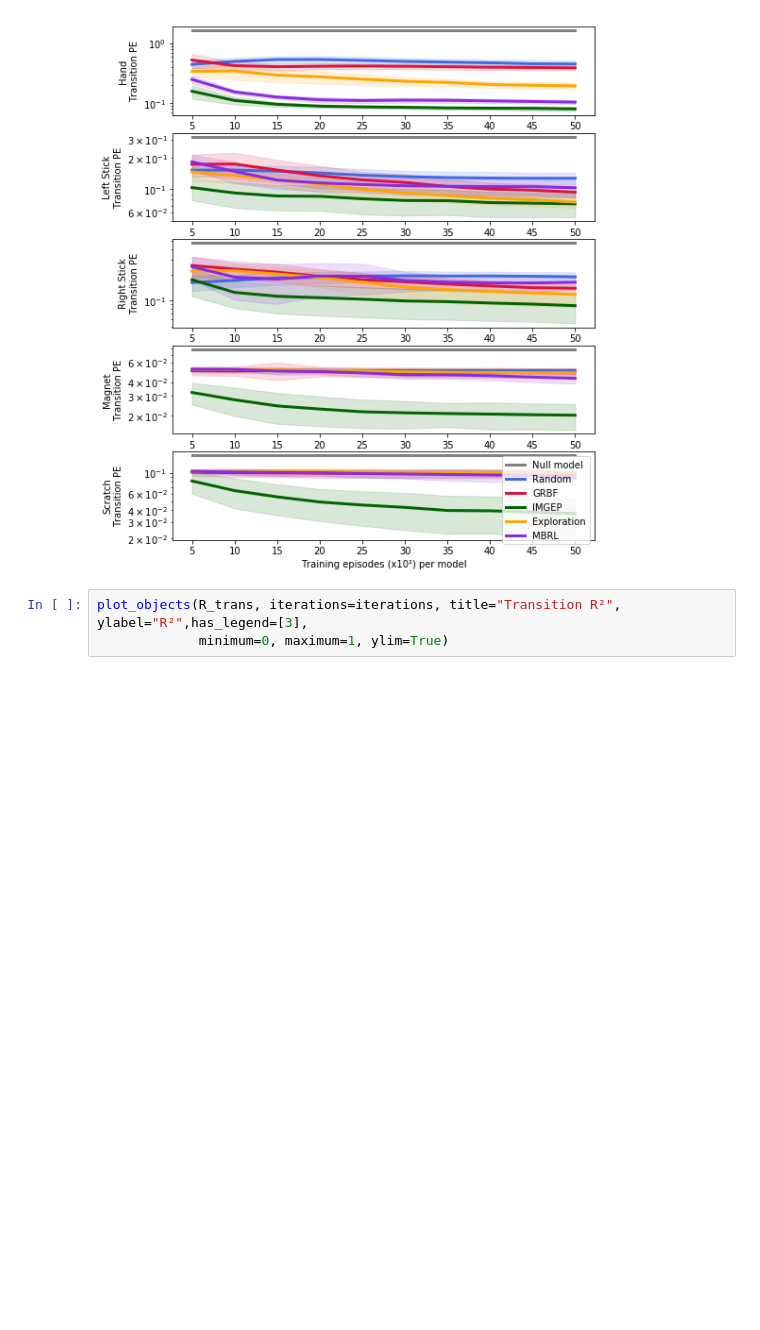
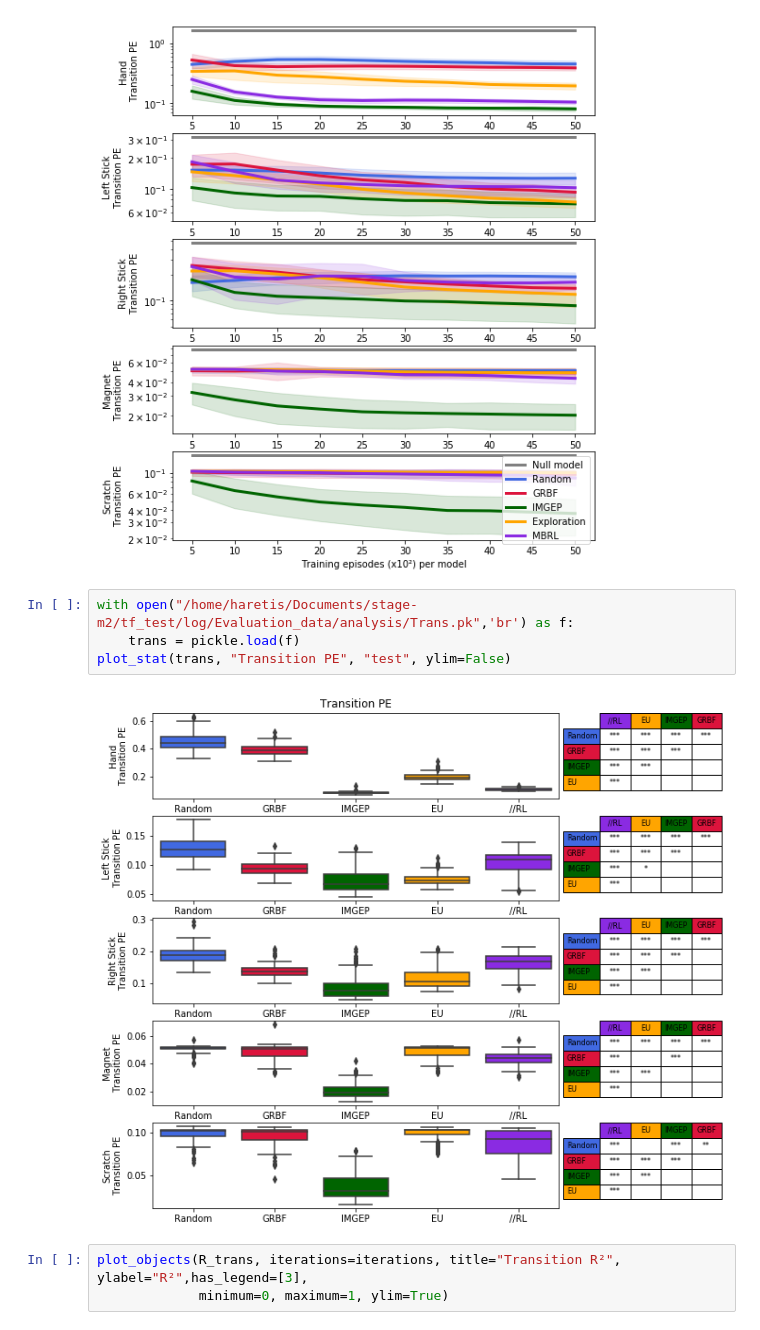
Before and after one commit to TimotheeAnne/stage-m2, a Jupyter notebook: scrip-test/plot_evaluation.ipynb, the cells around one changed output. Drawn from its saved outputs; the diff is of its cells as text; blank space fills up the shorter version.

```diff
--- a/scrip-test/plot_evaluation.ipynb
+++ b/scrip-test/plot_evaluation.ipynb
@@ -565,6 +569,12 @@ plot_objects(Trans, iterations=iterations, title="Transition PE", ylabel="Error"
              log = True, null_data=null_pred[1], has_legend=[4])
 # %% [output]
 [figure]
+# %%
+with open("/home/haretis/Documents/stage-m2/tf_test/log/Evaluation_data/analysis/Trans.pk",'br') as f:
+    trans = pickle.load(f)
+plot_stat(trans, "Transition PE", "test", ylim=False)
+# %% [output]
+[figure, added]
 # %%
 plot_objects(R_trans, iterations=iterations, title="Transition R²", ylabel="R²",has_legend=[3],
              minimum=0, maximum=1, ylim=True)
```
Also changed, not shown: parts of 11 cells of this notebook.
